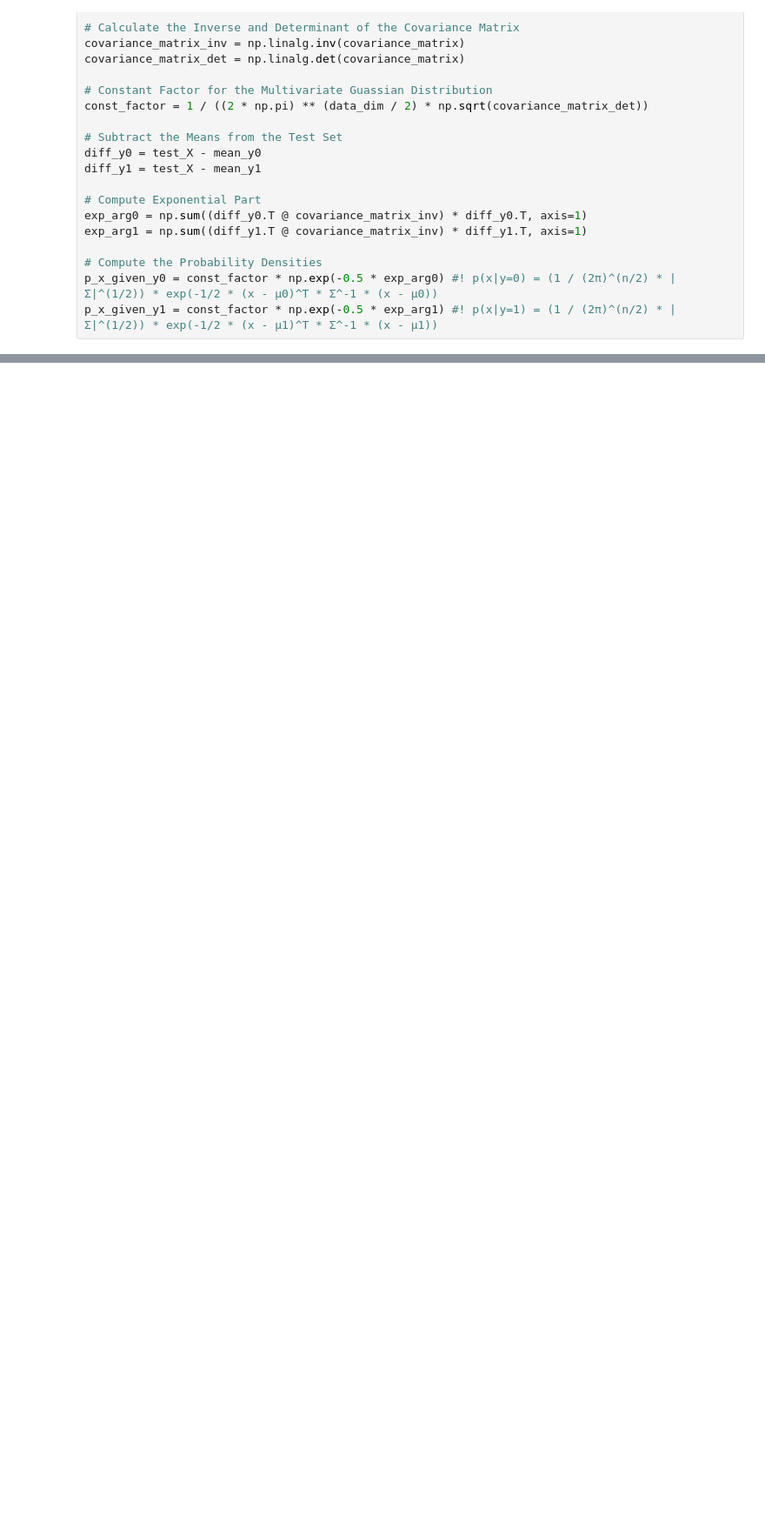
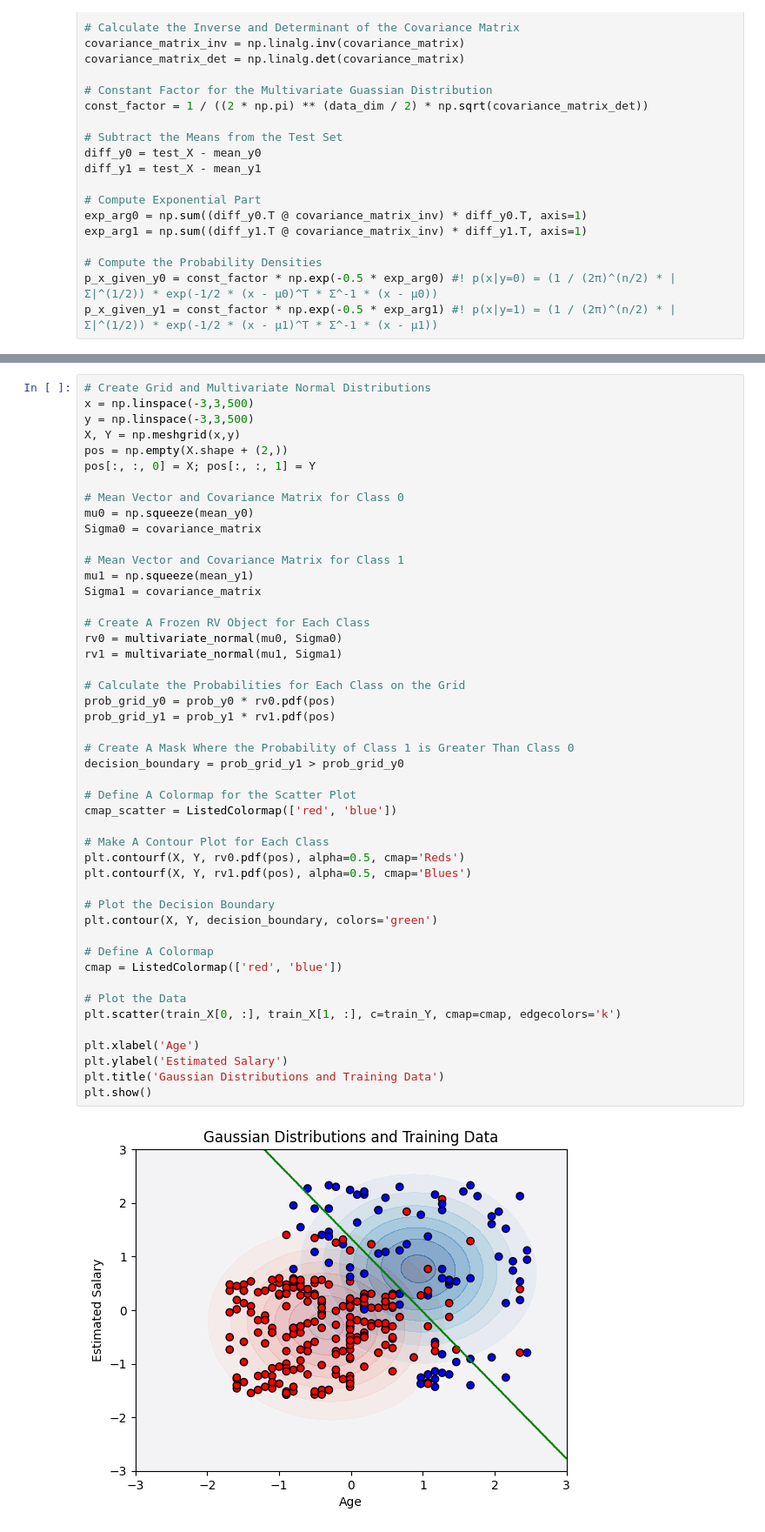
Before and after one commit to XingshengXu/Machine-Learning-Projects, a Jupyter notebook: Generative Learning Algorithms/Gaussian Discriminant Analysis (GDA)/GDA.ipynb, the cells around one changed output, grey strips where cells are left out. Shown at 87% size. Saved outputs shown, nothing was run; the diff lists cells and outputs as text; blank space fills up the shorter version.

```diff
--- a/Generative Learning Algorithms/Gaussian Discriminant Analysis (GDA)/GDA.ipynb
+++ b/Generative Learning Algorithms/Gaussian Discriminant Analysis (GDA)/GDA.ipynb
@@ -79,0 +110,49 @@ p_x_given_y0, p_x_given_y1
+# %%
+# Create Grid and Multivariate Normal Distributions
+x = np.linspace(-3,3,500)
+y = np.linspace(-3,3,500)
+X, Y = np.meshgrid(x,y)
+pos = np.empty(X.shape + (2,))
+pos[:, :, 0] = X; pos[:, :, 1] = Y
+
+# Mean Vector and Covariance Matrix for Class 0
+mu0 = np.squeeze(mean_y0)
+Sigma0 = covariance_matrix
+
+# Mean Vector and Covariance Matrix for Class 1
+mu1 = np.squeeze(mean_y1)
+Sigma1 = covariance_matrix
+
+# Create A Frozen RV Object for Each Class
+rv0 = multivariate_normal(mu0, Sigma0)
+rv1 = multivariate_normal(mu1, Sigma1)
+
+# Calculate the Probabilities for Each Class on the Grid
+prob_grid_y0 = prob_y0 * rv0.pdf(pos)
+prob_grid_y1 = prob_y1 * rv1.pdf(pos)
+
+# Create A Mask Where the Probability of Class 1 is Greater Than Class 0
+decision_boundary = prob_grid_y1 > prob_grid_y0
+
+# Define A Colormap for the Scatter Plot
+cmap_scatter = ListedColormap(['red', 'blue'])
+
+# Make A Contour Plot for Each Class
+plt.contourf(X, Y, rv0.pdf(pos), alpha=0.5, cmap='Reds')
+plt.contourf(X, Y, rv1.pdf(pos), alpha=0.5, cmap='Blues')
+
+# Plot the Decision Boundary
+plt.contour(X, Y, decision_boundary, colors='green')
+
+# Define A Colormap
+cmap = ListedColormap(['red', 'blue'])
+
+# Plot the Data
+plt.scatter(train_X[0, :], train_X[1, :], c=train_Y, cmap=cmap, edgecolors='k')
+
+plt.xlabel('Age')
+plt.ylabel('Estimated Salary')
+plt.title('Gaussian Distributions and Training Data')
+plt.show()
+# %% [output]
+[figure, added]
```
Also changed, not shown: parts of 8 cells of this notebook, 22 other files.
